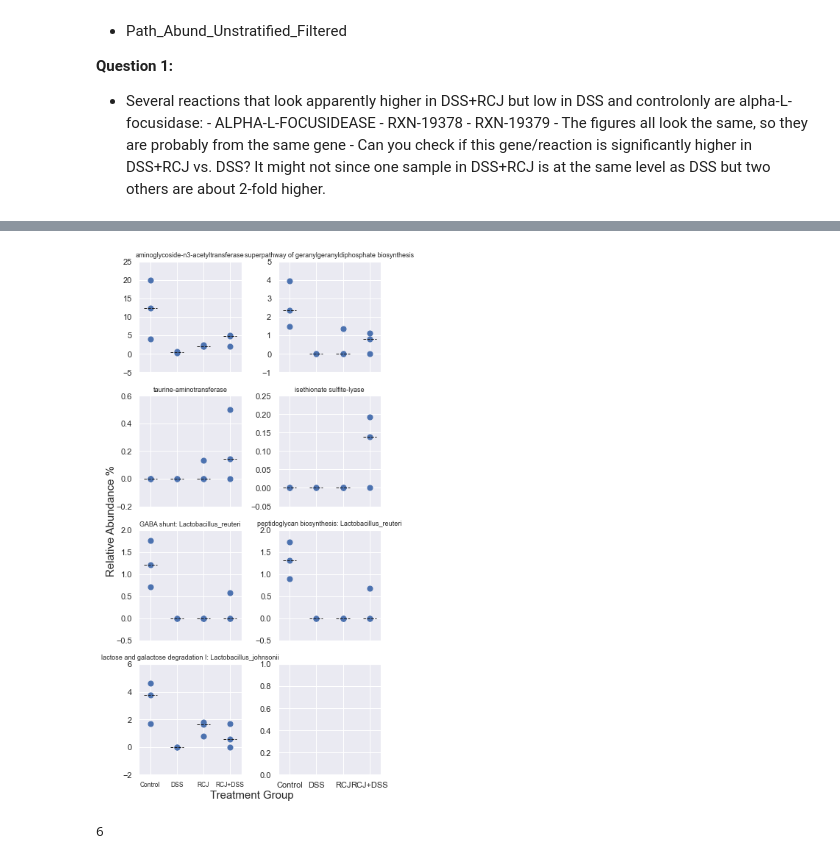
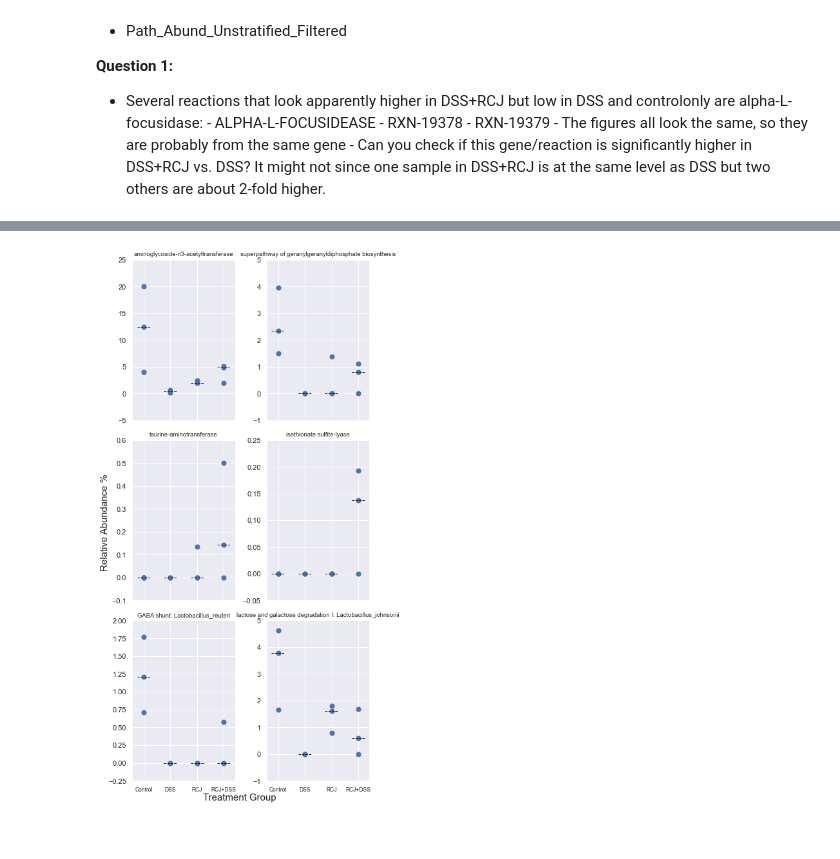
Before and after one commit to chan-csu/RCJ_Megtagenomics, a Jupyter notebook: Data_Analysis/Data_Analysis.ipynb, the cells around one changed output, grey strips where cells are left out. Saved outputs shown, nothing was run; the diff lists cells and outputs as text; code cells hidden in the pictures.

```diff
--- a/Data_Analysis/Data_Analysis.ipynb
+++ b/Data_Analysis/Data_Analysis.ipynb
@@ -495,7 +480,7 @@ for Bac in Desired_Species:
 # %%
 Bac_Names=list([name[-1].strip("s__") for name in Final_Table["Taxon"].str.split("|")])
 # %%
-fig,axs=plt.subplots(int(Final_Table.shape[0]/2),2,figsize=(4.5, 10.5),sharex=True,constrained_layout=False)
+fig,axs=plt.subplots(int(Final_Table.shape[0]/2),2,figsize=(4.5, 13),sharex=True,constrained_layout=False)
 for i in range(Final_Table.shape[0]):
     x=[1,1,1,3,3,5,5,5,7,7,7]
     x1=list(np.linspace(0.5,1.5,100))
@@ -518,5 +503,7 @@ for i in range(Final_Table.shape[0]):
     axs[math.floor(i/2),i%2].set_title(Bac_Names[i],fontsize=10.5)
 fig.text(0.5, 0, 'Treatment Group', ha='center',fontsize=15)
 fig.text(0, 0.5, 'Relative Abundance %', va='center', rotation='vertical',fontsize=15)
+fig.tight_layout(pad=0.2)
+fig.subplots_adjust(bottom=0.05)
 fig.savefig("Taxa_of_Interest.png",dpi=600,bbox_inches="tight")
 # %% [output]
@@ -527,14 +514,12 @@ Desired_Items=["AMINOGLYCOSIDE-N3-ACETYLTRANSFERASE-RXN",
                "TAURINE-AMINOTRANSFERASE-RXN",
                "RXN-20702",
                "GLUDEG-I-PWY: GABA shunt|g__Lactobacillus.s__Lactobacillus_reuteri",
-               "PEPTIDOGLYCANSYN-PWY: peptidoglycan biosynthesis I (meso-diaminopimelate containing)|g__Lactobacillus.s__Lactobacillus_reuteri",
                "LACTOSECAT-PWY: lactose and galactose degradation I|g__Lactobacillus.s__Lactobacillus_johnsonii"]
 Item_Name=["AMINOGLYCOSIDE-N3-ACETYLTRANSFERASE".lower(),
            "superpathway of geranylgeranyldiphosphate biosynthesis",
            "TAURINE-AMINOTRANSFERASE".lower(),
            "isethionate sulfite-lyase",
           "GABA shunt: Lactobacillus_reuteri",
-          "peptidoglycan biosynthesis: Lactobacillus_reuteri",
           "lactose and galactose degradation I: Lactobacillus_johnsonii"
           ]
 # %%
@@ -551,33 +536,30 @@ for item in Desired_Items:
 # %%
 Final_Table.reset_index(inplace=True,drop=True)
 # %%
-fig,axs=plt.subplots(int(Final_Table.shape[0]/2)+1,2,figsize=(5.5, 10.5),sharex=True,constrained_layout=False)
+fig,axs=plt.subplots(int(Final_Table.shape[0]/2),2,figsize=(6, 12),sharex=True,constrained_layout=False)
 for i in range(Final_Table.shape[0]):
     x=[1,1,1,3,3,5,5,5,7,7,7]
     x1=list(np.linspace(0.5,1.5,100))
     x2=list(np.linspace(2.5,3.5,100))
     x3=list(np.linspace(4.5,5.5,100))
     x4=list(np.linspace(6.5,7.5,100))
     x5=[1,3,3,5,7]
     y=list(Final_Table.iloc[i,[1,2,3,4,5,11,12,13,14,15,16]])
     y1=[statistics.median(y[0:3])]*len(x1)
     y2=[statistics.median(y[3:5])]*len(x1)
     y3=[statistics.median(y[5:8])]*len(x1)
     y4=[statistics.median(y[8:11])]*len(x1)
     y5=Final_Table.iloc[i,[6,7,8,9,10]]
     axs[math.floor(i/2),i%2].plot(x1,y1,x2,y2,x3,y3,x4,y4,color='k',linewidth=1,linestyle="--")
     axs[math.floor(i/2),i%2].scatter(x,y,s=50,cmap='summer')
 #     axs[math.floor(i/2),i%2].scatter(x5,y5,s=70,cmap='r',marker=',')
 
     axs[math.floor(i/2),i%2].set_xticks([1,3,5,7],['Control','DSS','RCJ','RCJ+DSS'],fontsize=8.5)
     axs[math.floor(i/2),i%2].set_yticks(axs[math.floor(i/2),i%2].get_yticks(),fontsize=50)
-    axs[math.floor(i/2),i%2].set_title(Item_Name[i],fontsize=9)
+    axs[math.floor(i/2),i%2].set_title(Item_Name[i],fontsize=9.5)
 fig.text(0.5, 0, 'Treatment Group', ha='center',fontsize=15)
 fig.text(0, 0.5, 'Relative Abundance %', va='center', rotation='vertical',fontsize=15)
-fig.savefig("Rxns_of_Interest.png",dpi=600,bbox_inches="tight")
+fig.tight_layout(pad=1)
+fig.savefig("Rxns_of_Interest2.png",dpi=600,bbox_inches="tight")
 # %% [output]
-[figure, old version]
+[figure, new version]
-# %%
-i
-# %% [output]
-6
```
Also changed, not shown: parts of 9 cells of this notebook, 6 other files.
